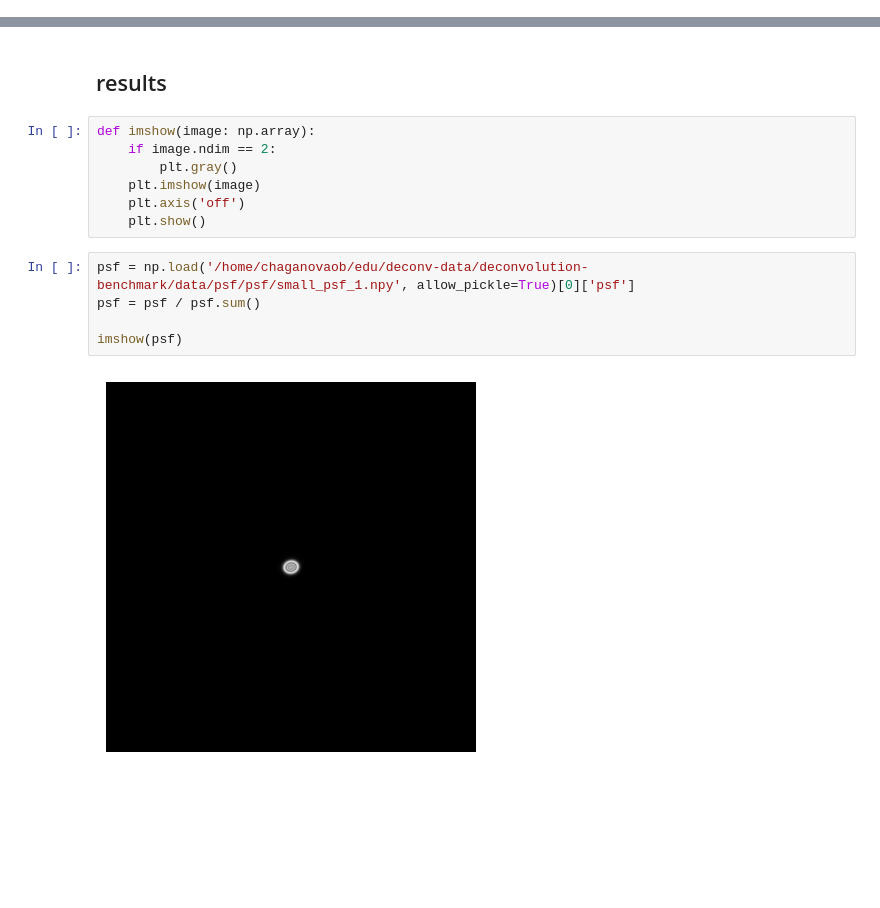
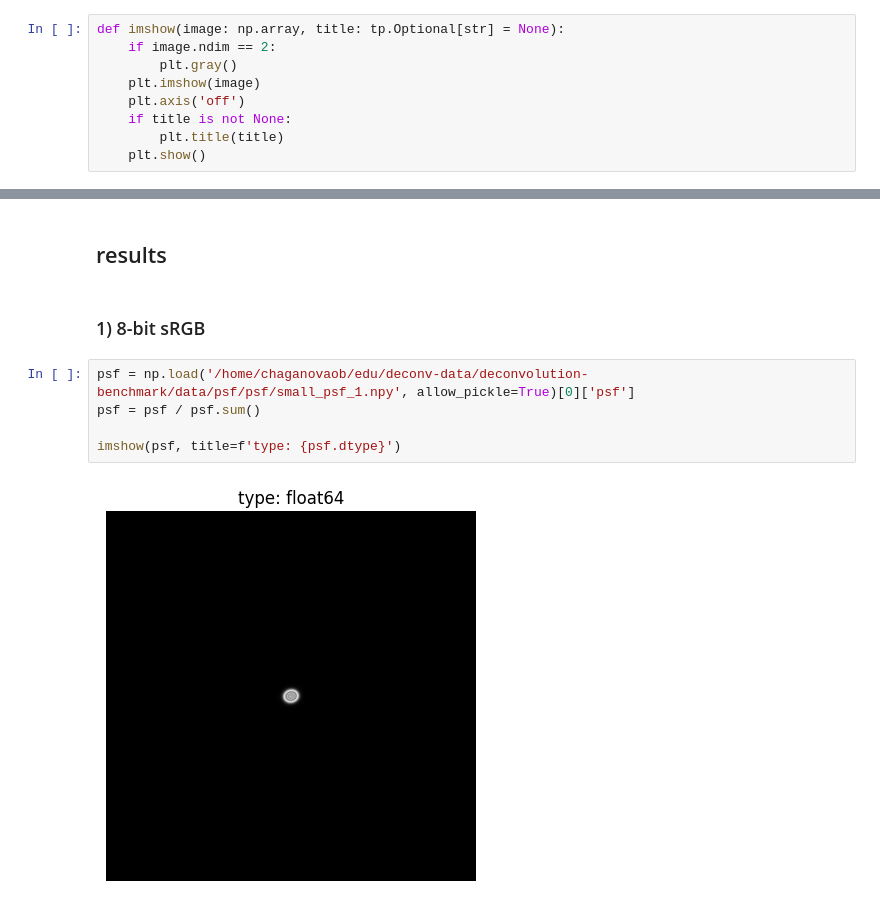
Before and after one commit to OlgaChaganova/neural-deconvolution, a Jupyter notebook: notebooks/discretization.ipynb, the cells around one changed output, grey strips where cells are left out. Saved outputs shown, nothing was run; the diff lists cells and outputs as text; blank space fills up the shorter version.

```diff
--- a/notebooks/discretization.ipynb
+++ b/notebooks/discretization.ipynb
@@ -5,6 +7,15 @@ sys.path.append('../')
 import cv2
 import matplotlib.pyplot as plt
 import numpy as np
+# %%
+def imshow(image: np.array, title: tp.Optional[str] = None):
+    if image.ndim == 2:
+        plt.gray()
+    plt.imshow(image)
+    plt.axis('off')
+    if title is not None:
+        plt.title(title)
+    plt.show()
 # %% [markdown]
 # 8 bit sRGB
 # %%
@@ -184,18 +203,13 @@ def wiener_rgb(blurred_image: np.array, psf: np.array, **algo_params) -> np.arra
     return np.transpose(rgb_restored, (1, 2, 0))
 # %% [markdown]
 ## results
-# %%
-def imshow(image: np.array):
-    if image.ndim == 2:
-        plt.gray()
-    plt.imshow(image)
-    plt.axis('off')
-    plt.show()
+# %% [markdown]
+### 1) 8-bit sRGB
 # %%
 psf = np.load('/home/chaganovaob/edu/deconv-data/deconvolution-benchmark/data/psf/psf/small_psf_1.npy', allow_pickle=True)[0]['psf']
 psf = psf / psf.sum()
 
-imshow(psf)
+imshow(psf, title=f'type: {psf.dtype}')
 # %% [output]
-[figure, old version]
+[figure, new version]
 # %%
```
Also changed, not shown: parts of 15 cells of this notebook.
